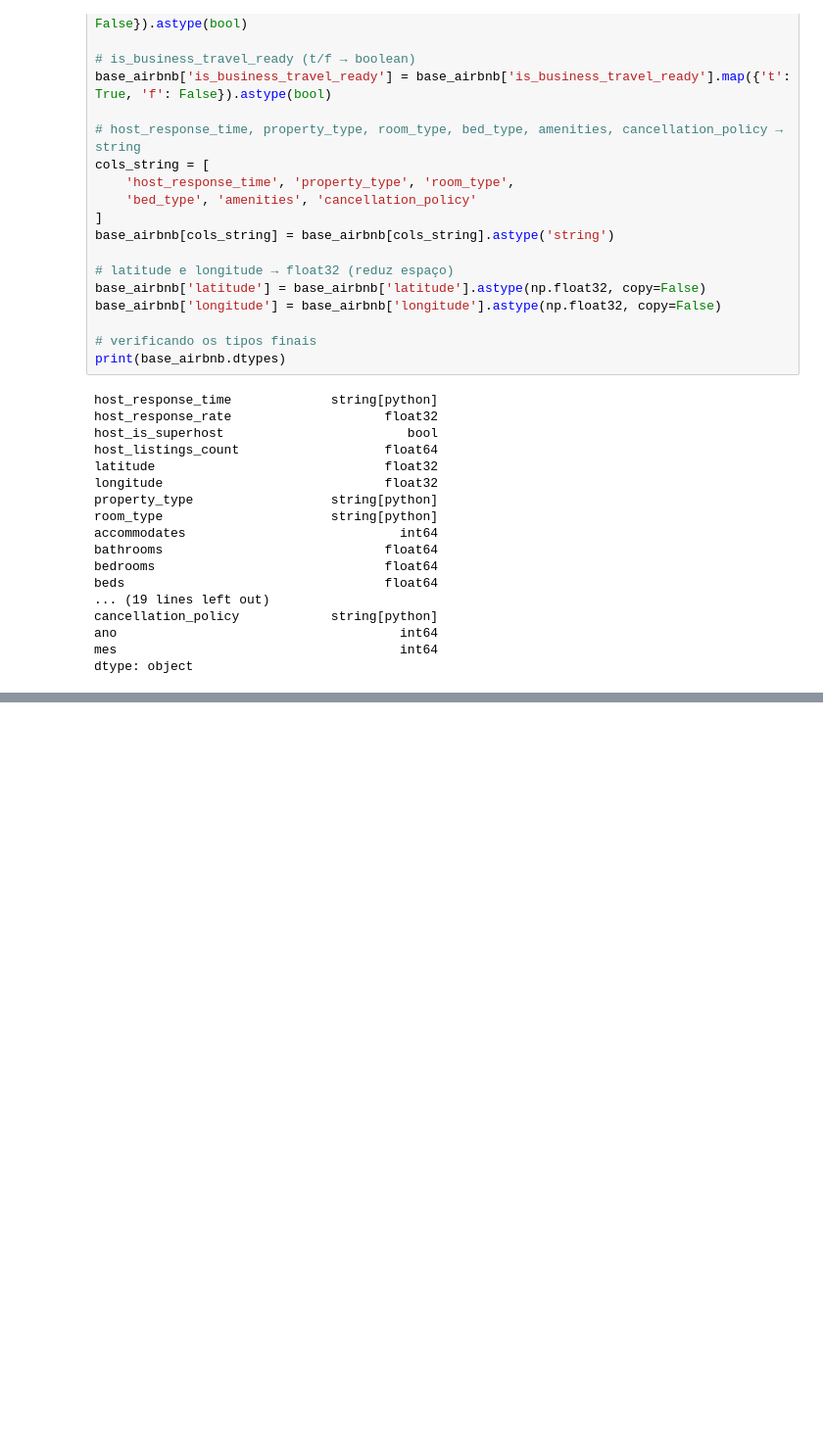
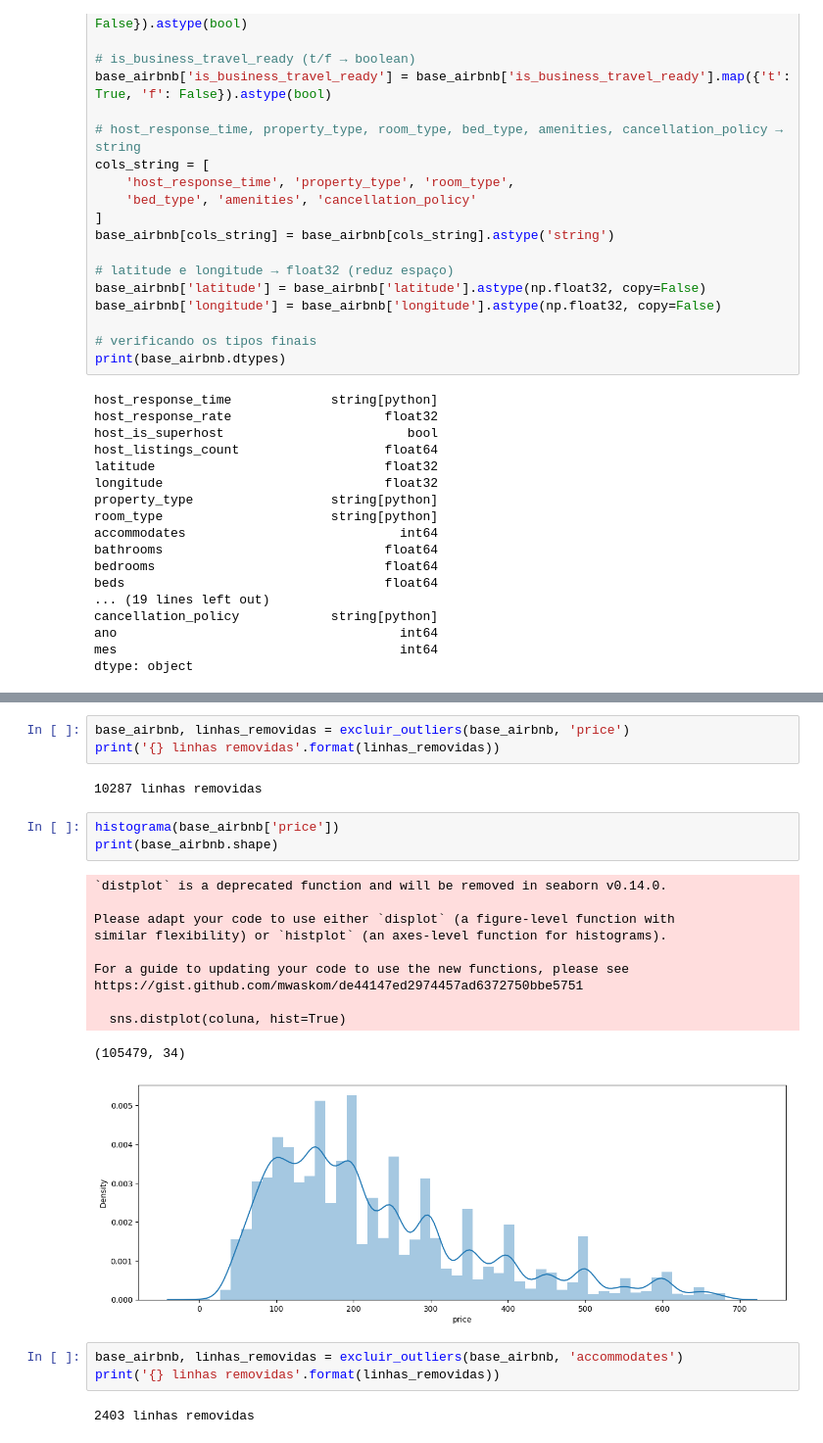
Before and after one commit to WolffStein/Airbnb_2019_Rio, a Jupyter notebook: AirBnB.ipynb, the cells around one changed output, grey strips where cells are left out. Shown at 98% size. Drawn from its saved outputs; the diff is of its cells as text; blank space fills up the shorter version.

```diff
--- a/AirBnB.ipynb
+++ b/AirBnB.ipynb
@@ -243,0 +286,25 @@ dtype: object
+# %%
+base_airbnb, linhas_removidas = excluir_outliers(base_airbnb, 'price')
+print('{} linhas removidas'.format(linhas_removidas))
+# %% [output]
+10287 linhas removidas
+# %%
+histograma(base_airbnb['price'])
+print(base_airbnb.shape)
+# %% [output]
+`distplot` is a deprecated function and will be removed in seaborn v0.14.0.
+
+Please adapt your code to use either `displot` (a figure-level function with
+similar flexibility) or `histplot` (an axes-level function for histograms).
+
+For a guide to updating your code to use the new functions, please see
+https://gist.github.com/mwaskom/de44147ed2974457ad6372750bbe5751
+
+  sns.distplot(coluna, hist=True)
+(105479, 34)
+[figure, added]
+# %%
+base_airbnb, linhas_removidas = excluir_outliers(base_airbnb, 'accommodates')
+print('{} linhas removidas'.format(linhas_removidas))
+# %% [output]
+2403 linhas removidas
```
Also changed, not shown: parts of 47 cells of this notebook, 1 other file.
